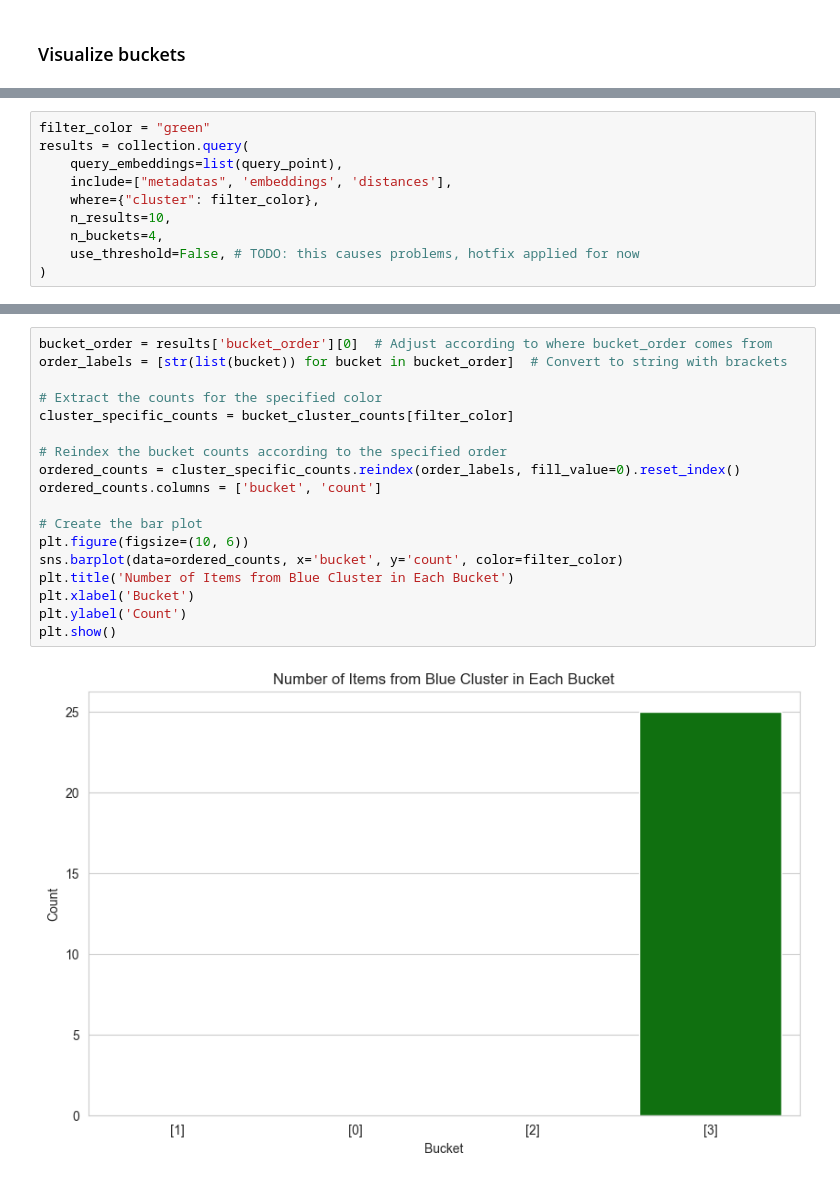
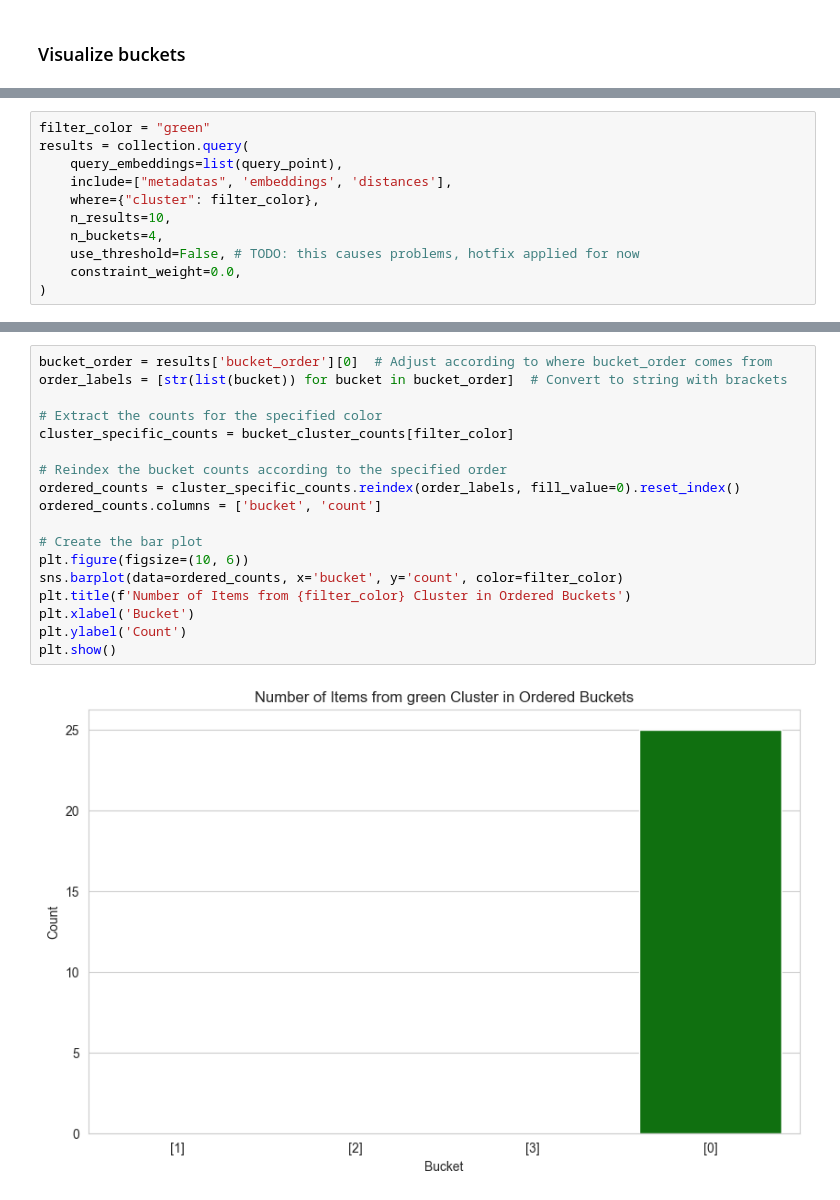
Before and after one commit to Zovi343/lvd, a Jupyter notebook: lmi_examples/query_synthetic.ipynb, the cells around one changed output, grey strips where cells are left out. Cells and saved outputs as stored; diff of their text form.

```diff
--- a/lmi_examples/query_synthetic.ipynb
+++ b/lmi_examples/query_synthetic.ipynb
@@ -115,5 +115,6 @@ results = collection.query(
     n_results=10,
     n_buckets=4,
     use_threshold=False, # TODO: this causes problems, hotfix applied for now
+    constraint_weight=0.0,
 )
 # %% [output]
@@ -134,20 +135,20 @@ print(results['bucket_order'])
 # %%
 bucket_order = results['bucket_order'][0]  # Adjust according to where bucket_order comes from
 order_labels = [str(list(bucket)) for bucket in bucket_order]  # Convert to string with brackets
 
 # Extract the counts for the specified color
 cluster_specific_counts = bucket_cluster_counts[filter_color]
 
 # Reindex the bucket counts according to the specified order
 ordered_counts = cluster_specific_counts.reindex(order_labels, fill_value=0).reset_index()
 ordered_counts.columns = ['bucket', 'count']
 
 # Create the bar plot
 plt.figure(figsize=(10, 6))
 sns.barplot(data=ordered_counts, x='bucket', y='count', color=filter_color)
-plt.title('Number of Items from Blue Cluster in Each Bucket')
+plt.title(f'Number of Items from {filter_color} Cluster in Ordered Buckets')
 plt.xlabel('Bucket')
 plt.ylabel('Count')
 plt.show()
 # %% [output]
-[figure, old version]
+[figure, new version]
```
Also changed, not shown: parts of 7 cells of this notebook, 9 other files.
